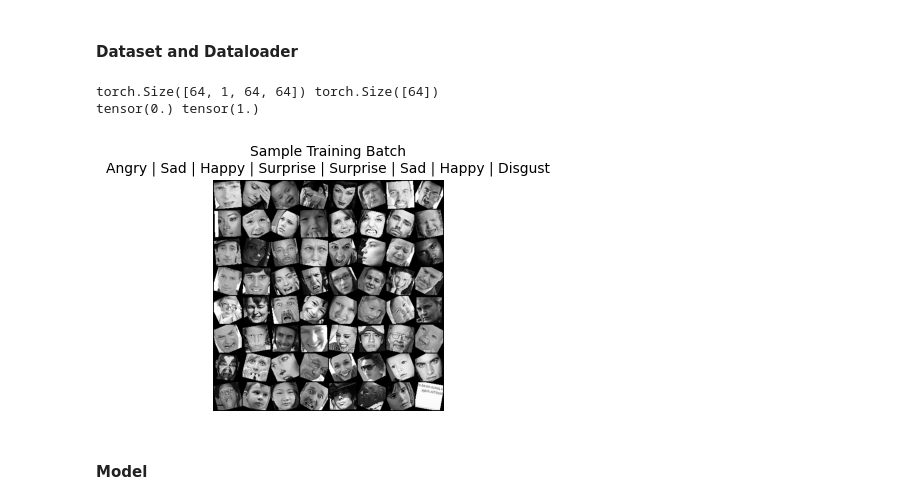
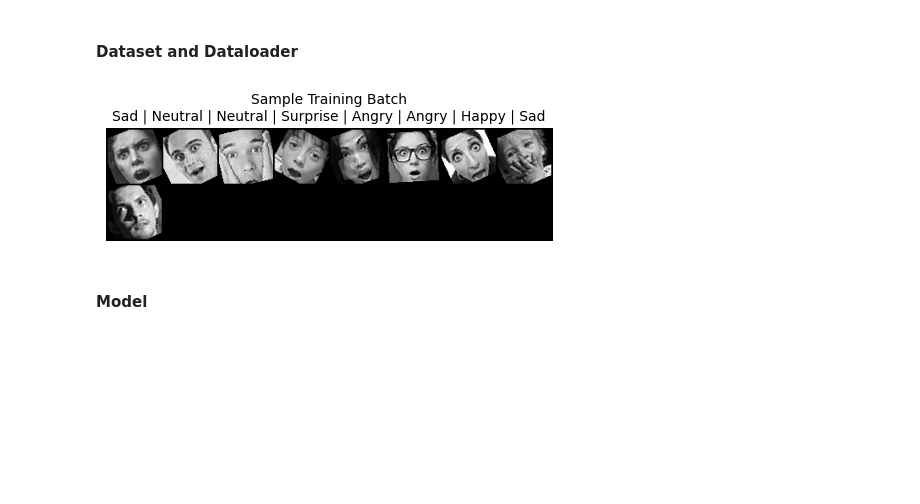
Before and after one commit to Tank86092/NTU2025ML, a Jupyter notebook: HW2/2025ML_HW2_pretrained.ipynb, the cells around one changed output. Saved outputs shown, nothing was run; the diff lists cells and outputs as text; code cells hidden in the pictures; blank space fills up the shorter version.

```diff
--- a/HW2/2025ML_HW2_pretrained.ipynb
+++ b/HW2/2025ML_HW2_pretrained.ipynb
@@ -97,7 +96,7 @@ class FaceExpressionDataset(Dataset):
 # TODO: define your augmentation for training and evaluation
 train_tfm = T.Compose([
     T.RandomHorizontalFlip(),
-    T.RandomAffine(degrees=30, scale=(0.90, 1)),
+    T.RandomAffine(degrees=30, scale=(0.90, 1.1)),
     T.ToTensor(),
 
 ])
@@ -113,9 +112,6 @@ test_dataset = FaceExpressionDataset(TST_PATH, tfm=eval_tfm)
 train_loader = DataLoader(train_dataset, batch_size=config.BATCH, shuffle=True)
 valid_loader = DataLoader(valid_dataset, batch_size=config.BATCH, shuffle=False)
 test_loader = DataLoader(test_dataset, batch_size=config.BATCH, shuffle=False)
-# %% [output]
-torch.Size([64, 1, 64, 64]) torch.Size([64])
-tensor(0.) tensor(1.)
 # %%
 import matplotlib.pyplot as plt
 import torchvision
@@ -128,39 +124,40 @@ def show_batch(images, labels, classes=None, nrow=8, title="Sample Training Batc
         images (Tensor): Batch of images [B, C, H, W]
         labels (Tensor): Corresponding labels [B]
         classes (list, optional): Class names corresponding to label indices.
         nrow (int): Number of images per row in the grid.
         title (str): Title for the plot.
     """
     # Denormalize (if you used normalization in transforms)
     img = images.clone()
-    if img.min() < 0:  # likely normalized to [-1, 1] or similar
-        img = (img * 0.5) + 0.5  # typical ImageNet normalization inverse
+    select = [i for i, x in enumerate(labels.tolist()) if x == 5]
+    img = img[select]
+
 
     # Make grid
     grid = torchvision.utils.make_grid(img, nrow=nrow, padding=2)
-    plt.figure(figsize=(nrow * 1.5, 3))
+    plt.figure(figsize=(nrow * 0.72, nrow * 0.72))
     plt.imshow(grid.permute(1, 2, 0))
     plt.axis("off")
 
     # Add labels below each image
     if classes is not None:
         label_texts = [classes[l.item()] if isinstance(l.item(), int) else str(l) for l in labels[:nrow]]
         plt.title(f"{title}\n" + " | ".join(label_texts), fontsize=10)
     else:
         plt.title(title)
 
     plt.show()
 
 # Get a batch
 images, labels = next(iter(train_loader))
 
 # Define your class names (adjust to your dataset)
-classes = ["Angry", "Disgust", "Fear", "Happy", "Sad", "Neutral", "Surprise"]
+classes = ["Angry", "Disgust", "Fear", "Happy", "Sad", "Surprise", "Neutral"]
 
 # Visualize
-show_batch(images, labels, classes=classes, nrow=8)
+show_batch(images, labels, classes=classes)
 # %% [output]
-[figure, old version]
+[figure, new version]
 # %% [markdown]
 #### Model
 # %%
```
Also changed, not shown: parts of 4 cells of this notebook.
